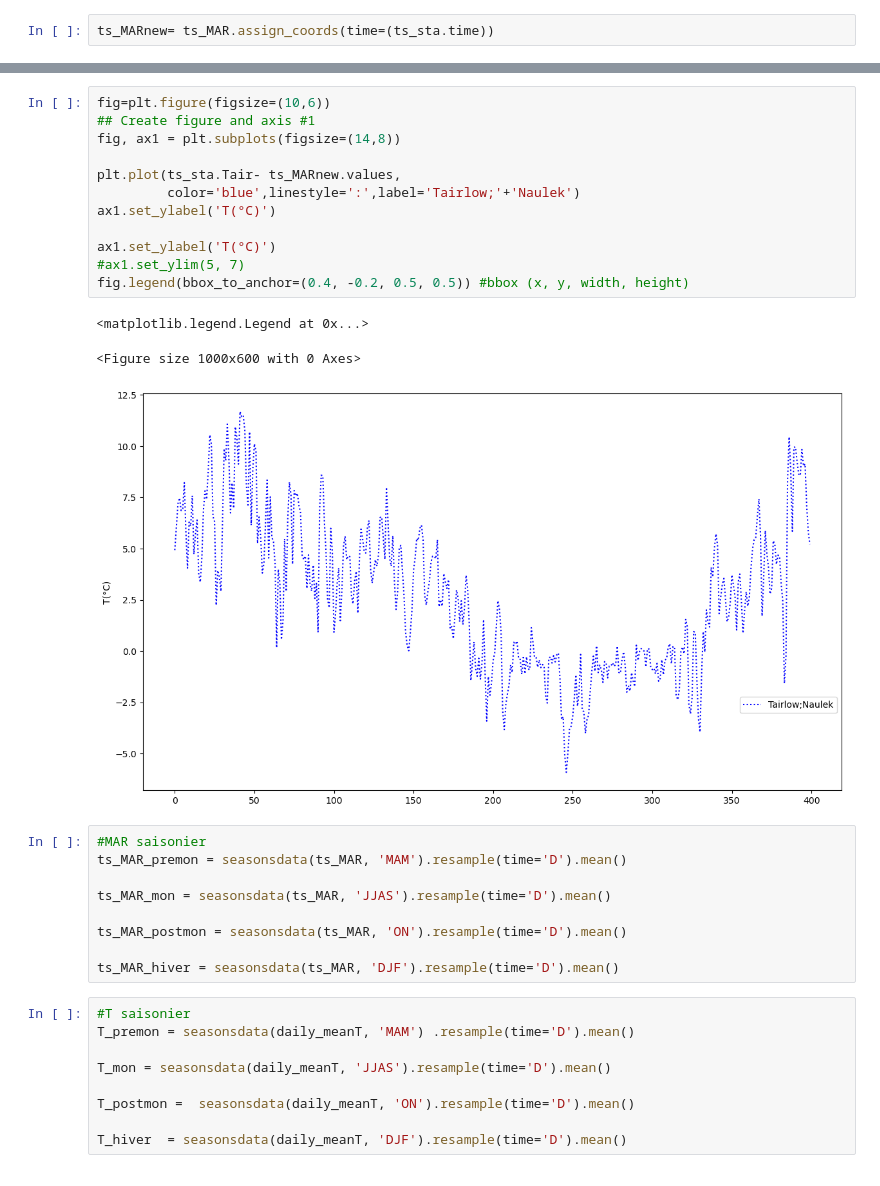
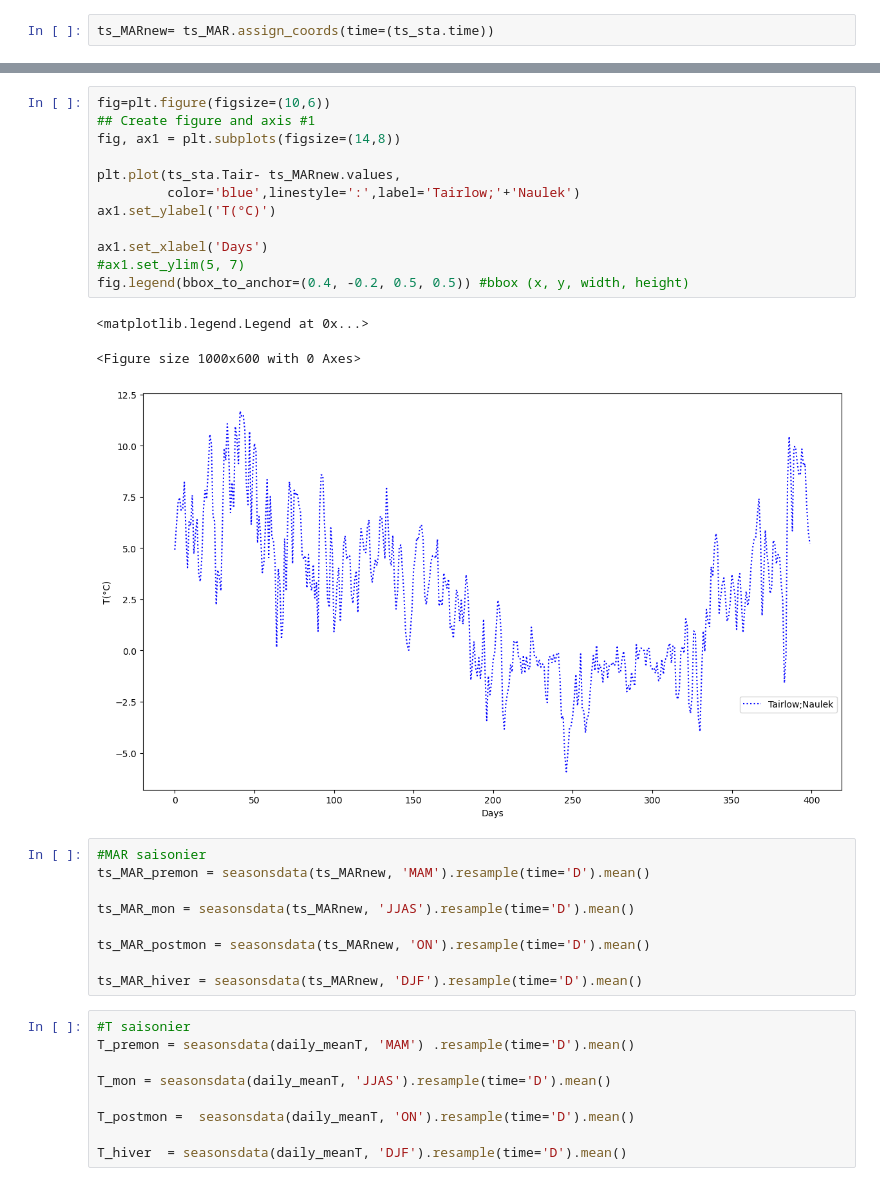
Before and after one commit to Andeol-ramb/MAR_HMA_GLACIOCLIM_Comparisons, a Jupyter notebook: GLACIO-MAR MeraNaulekcomparaisons(1Y)(1).ipynb, the cells around one changed output, grey strips where cells are left out. Drawn from its saved outputs; the diff is of its cells as text.

```diff
--- a/GLACIO-MAR MeraNaulekcomparaisons(1Y)(1).ipynb
+++ b/GLACIO-MAR MeraNaulekcomparaisons(1Y)(1).ipynb
@@ -249,28 +250,28 @@ fig.legend(bbox_to_anchor=(0.4, -0.2, 0.5, 0.5)) #bbox (x, y, width, height)
 # %%
 fig=plt.figure(figsize=(10,6))
 ## Create figure and axis #1
 fig, ax1 = plt.subplots(figsize=(14,8))
 
 plt.plot(ts_sta.Tair- ts_MARnew.values,
          color='blue',linestyle=':',label='Tairlow;'+'Naulek')
 ax1.set_ylabel('T(°C)')
 
-ax1.set_ylabel('T(°C)')
+ax1.set_xlabel('Days')
 #ax1.set_ylim(5, 7)
 fig.legend(bbox_to_anchor=(0.4, -0.2, 0.5, 0.5)) #bbox (x, y, width, height)
 # %% [output]
 <matplotlib.legend.Legend at 0x...>
 <Figure size 1000x600 with 0 Axes>
-[figure, old version]
+[figure, new version]
 # %%
 #MAR saisonier
-ts_MAR_premon = seasonsdata(ts_MAR, 'MAM').resample(time='D').mean()
+ts_MAR_premon = seasonsdata(ts_MARnew, 'MAM').resample(time='D').mean()
 
-ts_MAR_mon = seasonsdata(ts_MAR, 'JJAS').resample(time='D').mean()
+ts_MAR_mon = seasonsdata(ts_MARnew, 'JJAS').resample(time='D').mean()
 
-ts_MAR_postmon = seasonsdata(ts_MAR, 'ON').resample(time='D').mean()
+ts_MAR_postmon = seasonsdata(ts_MARnew, 'ON').resample(time='D').mean()
 
-ts_MAR_hiver = seasonsdata(ts_MAR, 'DJF').resample(time='D').mean()
+ts_MAR_hiver = seasonsdata(ts_MARnew, 'DJF').resample(time='D').mean()
 # %%
 #T saisonier
 T_premon = seasonsdata(daily_meanT, 'MAM') .resample(time='D').mean()
```
Also changed, not shown: parts of 5 cells of this notebook.
